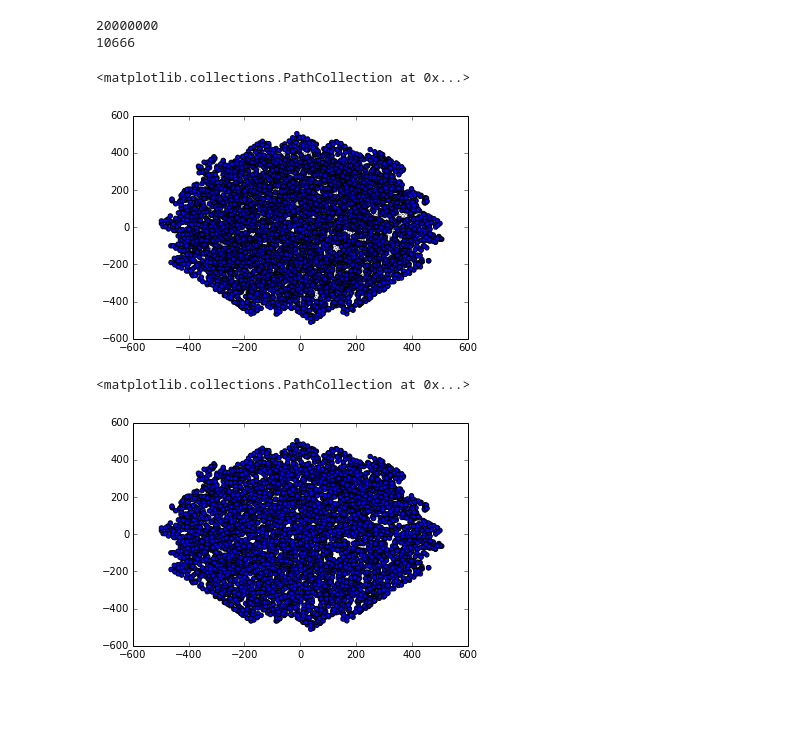
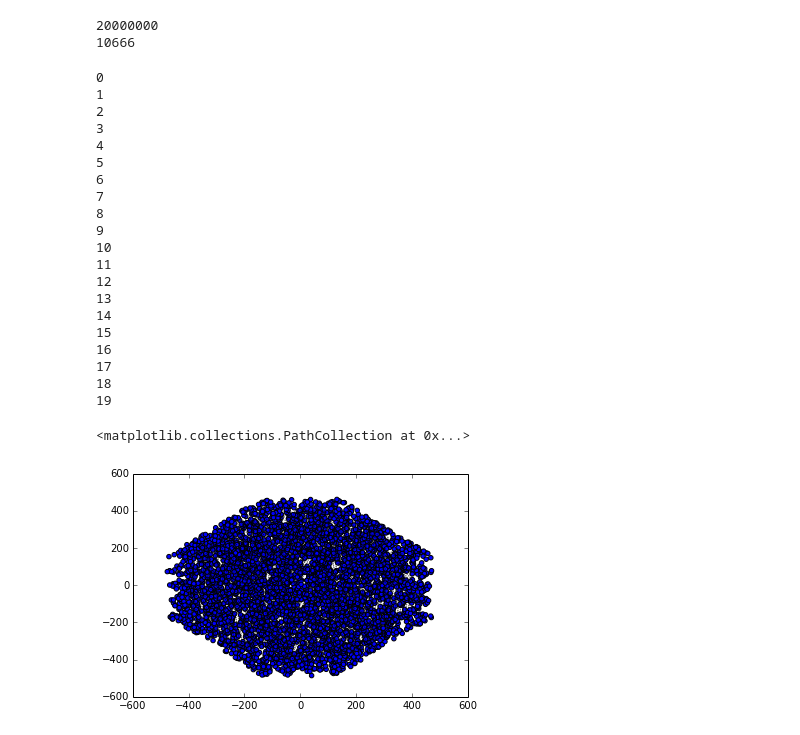
Before and after one commit to forero/QuickFiber, a Jupyter notebook: python/SandBox.ipynb, the cells around one changed output. Drawn from its saved outputs; the diff is of its cells as text; code cells hidden in the pictures; blank space fills up the shorter version.

```diff
--- a/python/SandBox.ipynb
+++ b/python/SandBox.ipynb
@@ -382,14 +382,31 @@ def find_available_galaxies(fiber_set, tile_set, object_set,
     out.close()
     return selected_x, selected_y
 # %%
-x, y = find_available_galaxies(fibers, tiles, objects,0)
+for i in range(20):
+    x, y = find_available_galaxies(fibers, tiles, objects,i)
+    print i
 plt.scatter(x,y)
 plt.scatter(fibers.x, fibers.y,s=0.1)
 # %% [output]
-<matplotlib.collections.PathCollection at 0x...>
+0
+1
+2
+3
+4
+5
+6
+7
+8
+9
+10
+11
+12
+13
+14
+15
+16
+17
+18
+19
+<matplotlib.collections.PathCollection at 0x...>
-[figure, old version]
+[figure, new version]
-# %%
-plt.scatter(x,y)
-# %% [output]
-<matplotlib.collections.PathCollection at 0x...>
-[figure, removed]
```
Also changed, not shown: parts of 2 cells of this notebook.
